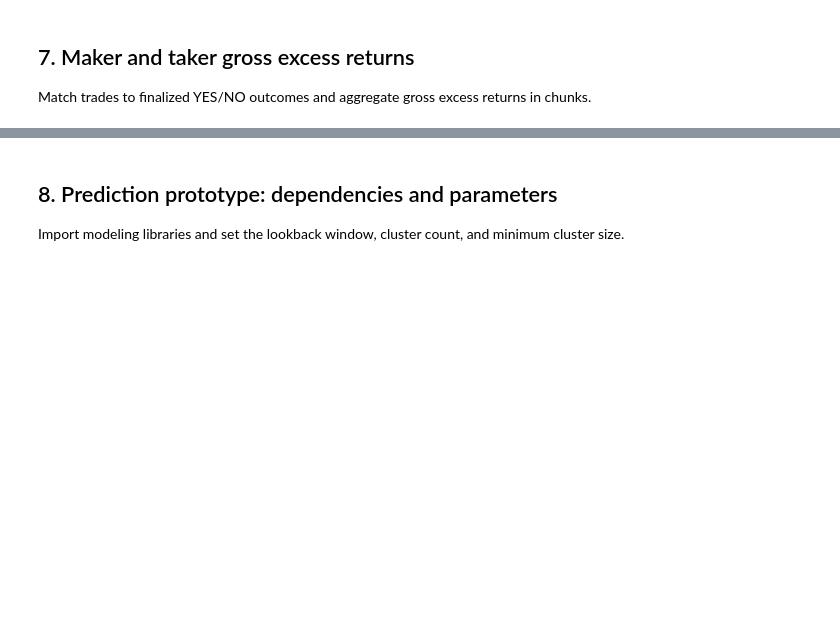
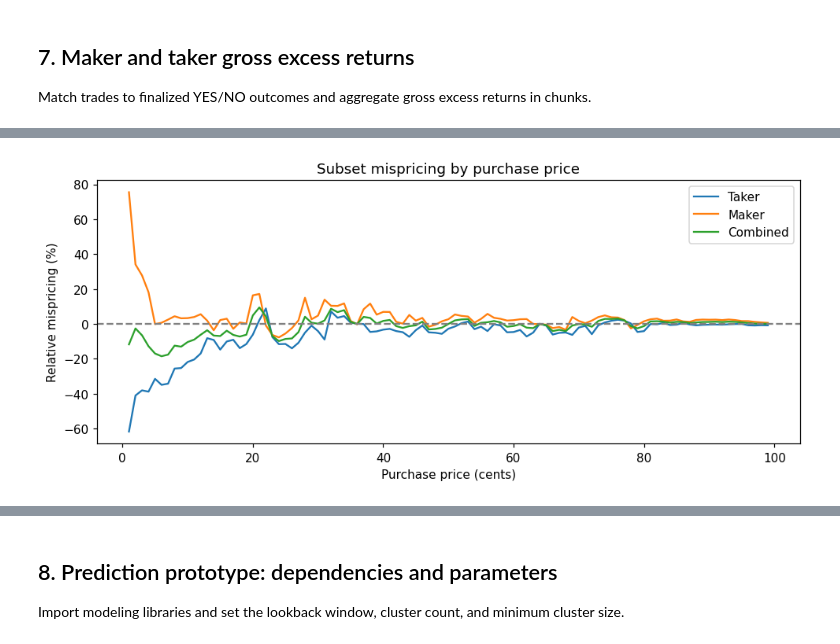
Before and after one commit to KyleNicarry/DS-340W-Group-Project, a Jupyter notebook: notebooks/extension_prototype/full_pipeline.ipynb, the cells around one changed output, grey strips where cells are left out. Cells and saved outputs as stored; diff of their text form; code cells hidden in the pictures; blank space fills up the shorter version.

```diff
--- a/notebooks/extension_prototype/full_pipeline.ipynb
+++ b/notebooks/extension_prototype/full_pipeline.ipynb
@@ -295,0 +498,14 @@ else:
+# %%
+fig, ax = plt.subplots(figsize=(9, 4))
+for label, table in [("Taker", by_price.loc["Taker"]),
+                     ("Maker", by_price.loc["Maker"]), ("Combined", combined)]:
+    table = table.loc[table.index.to_series().between(1, 99)]
+    ax.plot(table.index, 100 * table["excess_pp"] / table.index, label=label)
+ax.axhline(0, color="gray", linestyle="--")
+ax.set(xlabel="Purchase price (cents)", ylabel="Relative mispricing (%)",
+       title="Subset mispricing by purchase price")
+ax.legend()
+plt.tight_layout()
+plt.show()
+# %% [output]
+[figure, added]
```
Also changed, not shown: parts of 19 cells of this notebook.
